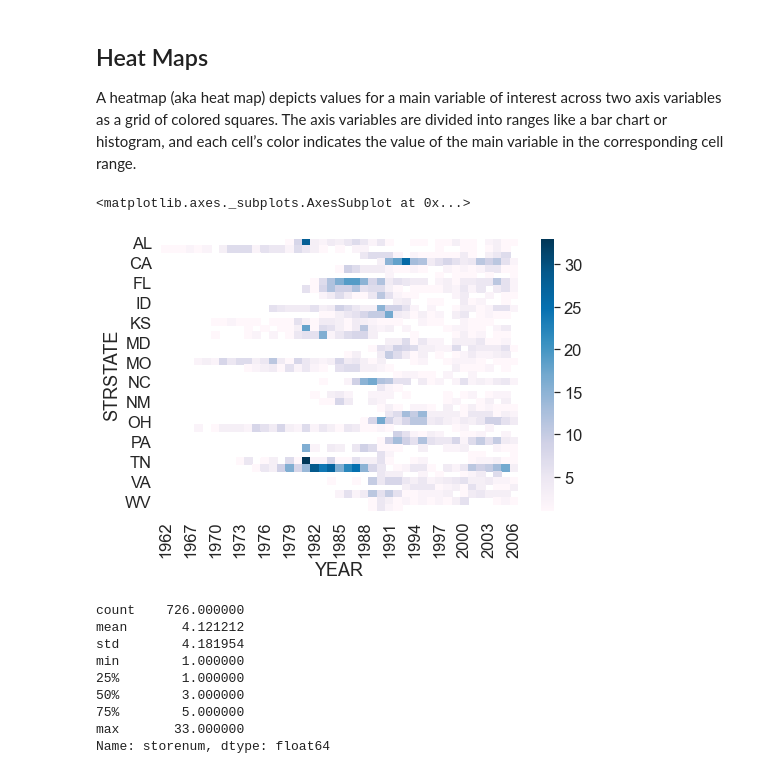
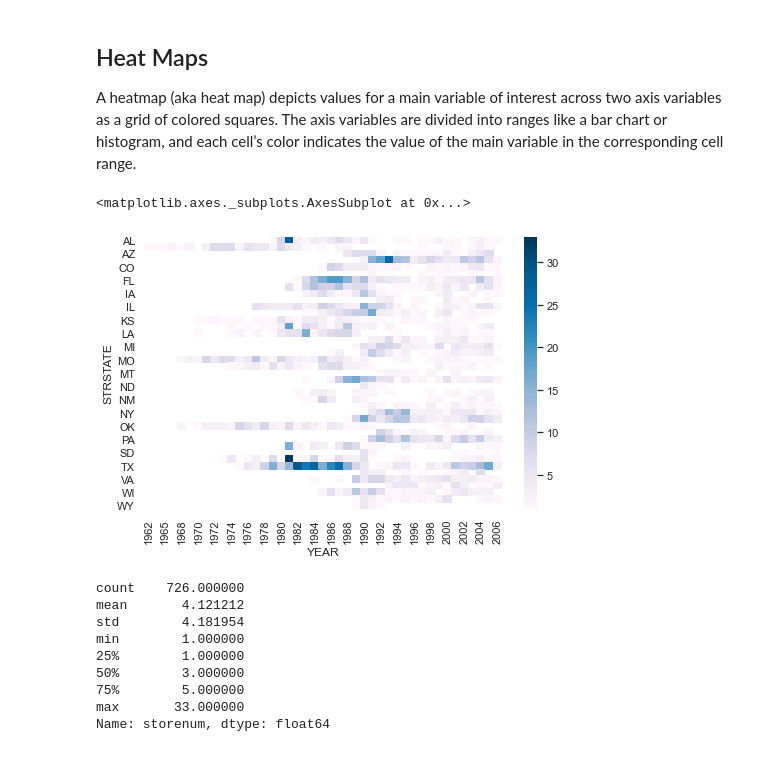
Before and after one commit to somethingabout/Data_Analysis_Python_R, a Jupyter notebook: Lecture 9/Lecture 9.ipynb, the cells around one changed output. Cells and saved outputs as stored; diff of their text form; code cells hidden in the pictures.

```diff
--- a/Lecture 9/Lecture 9.ipynb
+++ b/Lecture 9/Lecture 9.ipynb
@@ -397,9 +382,11 @@ array(['High school diploma or equivalent', "Bachelor's degree",
 # %%
+sns.set_style("white")
+
 educ = jobs[(jobs['education']=='High school diploma or equivalent')| (jobs['education']=="Bachelor's degree")
 |(jobs['education']=='Doctoral or professional degree') |(jobs['education']=="Master's degree")]
 
 ax = sns.boxplot('education','median_ann_wage',data=educ, hue='education')
-plt.legend(bbox_to_anchor=(1.7, 1), loc='upper right')
-ax.set(xticklabels=[])
-# ax.set(xlim=(0, 60), ylim=(0, 14))
+plt.legend(bbox_to_anchor=(1.6, 1), loc='upper right')
+ax.set(xticklabels=['HS', 'BA', 'PhD','MA'])
+# ax.set_xticks([])
 # %% [output]
@@ -410,17 +397,19 @@ ax.set(xticklabels=[])
 
 A heatmap (aka heat map) depicts values for a main variable of interest across two axis variables as a grid of colored squares. The axis variables are divided into ranges like a bar chart or histogram, and each cell’s color indicates the value of the main variable in the corresponding cell range.
 # %%
-sns.set(font_scale=1.5)
+sns.set(font_scale=1)
 sns.set_style("white")
 
 plt.figure(figsize=(8,5))
 
 store_time_state = walmart[['YEAR','storenum', 'STRSTATE']].drop_duplicates().groupby(['YEAR', 'STRSTATE']).count().reset_index()
-hm = store_time_state.pivot('STRSTATE','YEAR','storenum')
+
+hm = store_time_state.pivot(index= 'STRSTATE',columns = 'YEAR',values = 'storenum')
+
 sns.heatmap(hm, cmap= "PuBu")
 # %% [output]
 <matplotlib.axes._subplots.AxesSubplot at 0x...>
-[figure, old version]
+[figure, new version]
 # %%
 #something useful to use is the pandas command describe.
 store_time_state['storenum'].describe()
```
Also changed, not shown: parts of 25 cells of this notebook, 4 other files.
